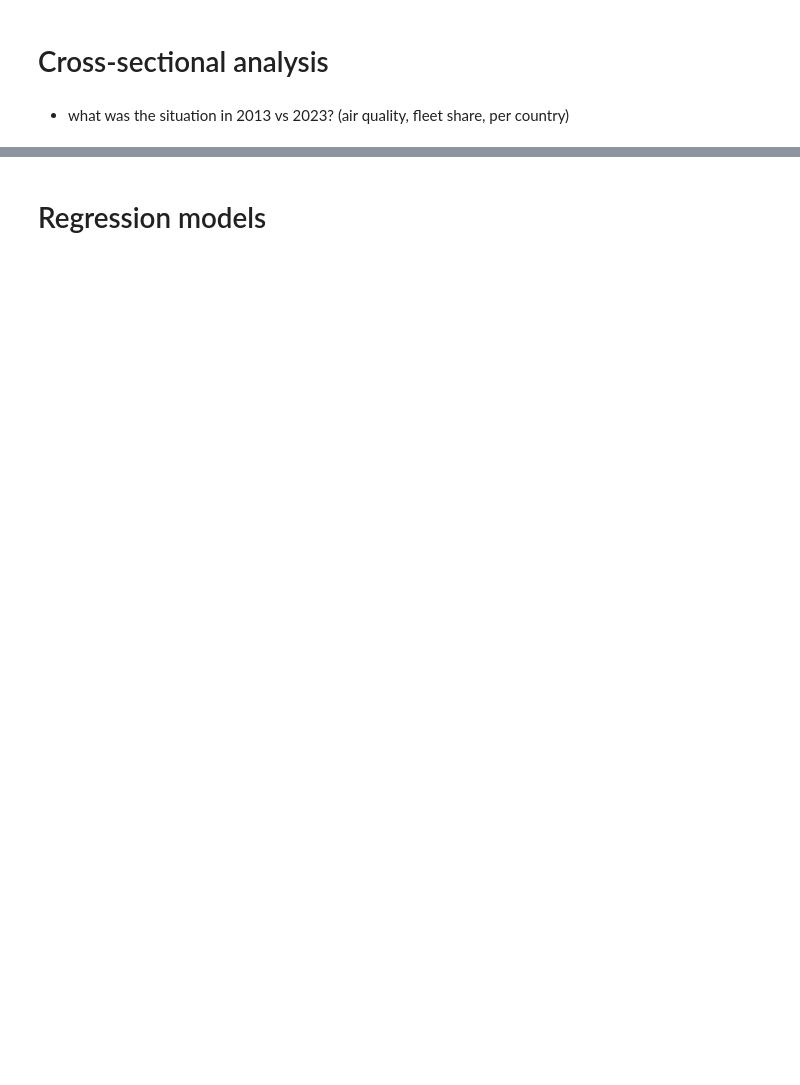
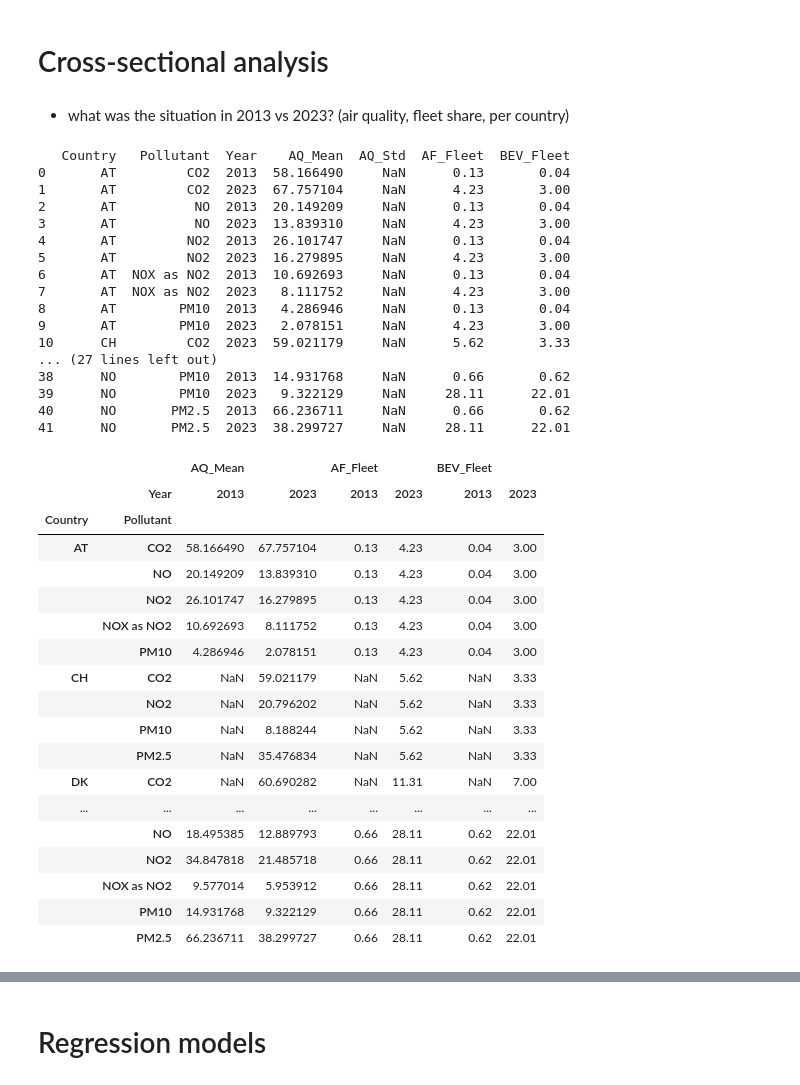
Before and after one commit to JskifterJ/DSML, a Jupyter notebook: src/analysis.ipynb, the cells around one changed output, grey strips where cells are left out. Cells and saved outputs as stored; diff of their text form; code cells hidden in the pictures; blank space fills up the shorter version.

```diff
--- a/src/analysis.ipynb
+++ b/src/analysis.ipynb
@@ -2,3 +2,72 @@
 # Cross-sectional analysis
 # %% [markdown]
 - what was the situation in 2013 vs 2023? (air quality, fleet share, per country)
+# %%
+import pandas as pd
+
+# Load processed data
+aq = pd.read_csv("../data/processed/AQ_annual_averages.csv")
+vehicle = pd.read_csv("../data/processed/combined_vehicle_data.csv")
+
+# Filter for 2013 and 2023
+years = [2013, 2023]
+aq_13_23 = aq[aq['Year'].isin(years)]
+vehicle_13_23 = vehicle[vehicle['Year'].isin(years)]
+
+# Merge on Country and Year
+merged = aq_13_23.merge(vehicle_13_23, on=['Country', 'Year'], how='left')
+
+# Show summary: mean and std for each pollutant and year, per country
+summary = (
+    merged.groupby(['Country', 'Pollutant', 'Year'])
+    .agg(
+        AQ_Mean=('AnnualAvg_fullweek_Daytime', 'mean'),
+        AQ_Std=('AnnualAvg_fullweek_Daytime', 'std'),
+        AF_Fleet=('AF_fleet', 'mean'),
+        BEV_Fleet=('BEV_fleet', 'mean')
+    )
+    .reset_index()
+)
+
+print(summary)
+
+# Optional: Pivot for easier comparison
+pivot = summary.pivot(index=['Country', 'Pollutant'], columns='Year', values=['AQ_Mean', 'AF_Fleet', 'BEV_Fleet'])
+pivot
+# %% [output]
+   Country   Pollutant  Year    AQ_Mean  AQ_Std  AF_Fleet  BEV_Fleet
+0       AT         CO2  2013  58.166490     NaN      0.13       0.04
+1       AT         CO2  2023  67.757104     NaN      4.23       3.00
+2       AT          NO  2013  20.149209     NaN      0.13       0.04
+3       AT          NO  2023  13.839310     NaN      4.23       3.00
+4       AT         NO2  2013  26.101747     NaN      0.13       0.04
+5       AT         NO2  2023  16.279895     NaN      4.23       3.00
+6       AT  NOX as NO2  2013  10.692693     NaN      0.13       0.04
+7       AT  NOX as NO2  2023   8.111752     NaN      4.23       3.00
+8       AT        PM10  2013   4.286946     NaN      0.13       0.04
+9       AT        PM10  2023   2.078151     NaN      4.23       3.00
+10      CH         CO2  2023  59.021179     NaN      5.62       3.33
+... (27 lines left out)
+38      NO        PM10  2013  14.931768     NaN      0.66       0.62
+39      NO        PM10  2023   9.322129     NaN     28.11      22.01
+40      NO       PM2.5  2013  66.236711     NaN      0.66       0.62
+41      NO       PM2.5  2023  38.299727     NaN     28.11      22.01
+|  |  | AQ_Mean |  | AF_Fleet |  | BEV_Fleet |  |
+|  | Year | 2013 | 2023 | 2013 | 2023 | 2013 | 2023 |
+| Country | Pollutant |  |  |  |  |  |  |
+| AT | CO2 | 58.166490 | 67.757104 | 0.13 | 4.23 | 0.04 | 3.00 |
+|  | NO | 20.149209 | 13.839310 | 0.13 | 4.23 | 0.04 | 3.00 |
+|  | NO2 | 26.101747 | 16.279895 | 0.13 | 4.23 | 0.04 | 3.00 |
+|  | NOX as NO2 | 10.692693 | 8.111752 | 0.13 | 4.23 | 0.04 | 3.00 |
+|  | PM10 | 4.286946 | 2.078151 | 0.13 | 4.23 | 0.04 | 3.00 |
+| CH | CO2 | NaN | 59.021179 | NaN | 5.62 | NaN | 3.33 |
+|  | NO2 | NaN | 20.796202 | NaN | 5.62 | NaN | 3.33 |
+|  | PM10 | NaN | 8.188244 | NaN | 5.62 | NaN | 3.33 |
+|  | PM2.5 | NaN | 35.476834 | NaN | 5.62 | NaN | 3.33 |
+| DK | CO2 | NaN | 60.690282 | NaN | 11.31 | NaN | 7.00 |
+| ... | ... | ... | ... | ... | ... | ... | ... |
+|  | NO | 18.495385 | 12.889793 | 0.66 | 28.11 | 0.62 | 22.01 |
+|  | NO2 | 34.847818 | 21.485718 | 0.66 | 28.11 | 0.62 | 22.01 |
+|  | NOX as NO2 | 9.577014 | 5.953912 | 0.66 | 28.11 | 0.62 | 22.01 |
+|  | PM10 | 14.931768 | 9.322129 | 0.66 | 28.11 | 0.62 | 22.01 |
+|  | PM2.5 | 66.236711 | 38.299727 | 0.66 | 28.11 | 0.62 | 22.01 |
```
Also changed, not shown: parts of 4 cells of this notebook, 6 other files.
